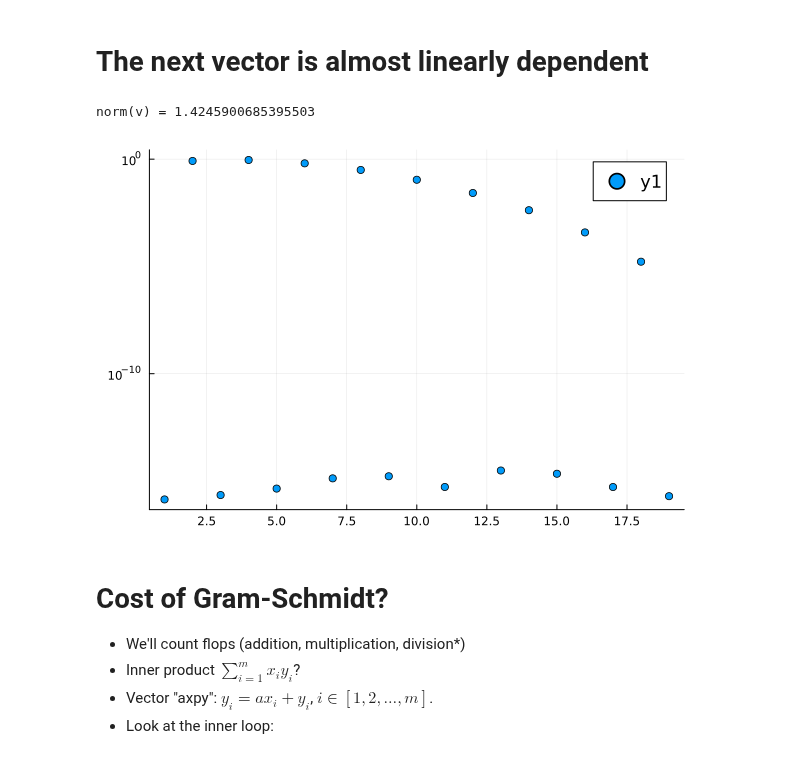
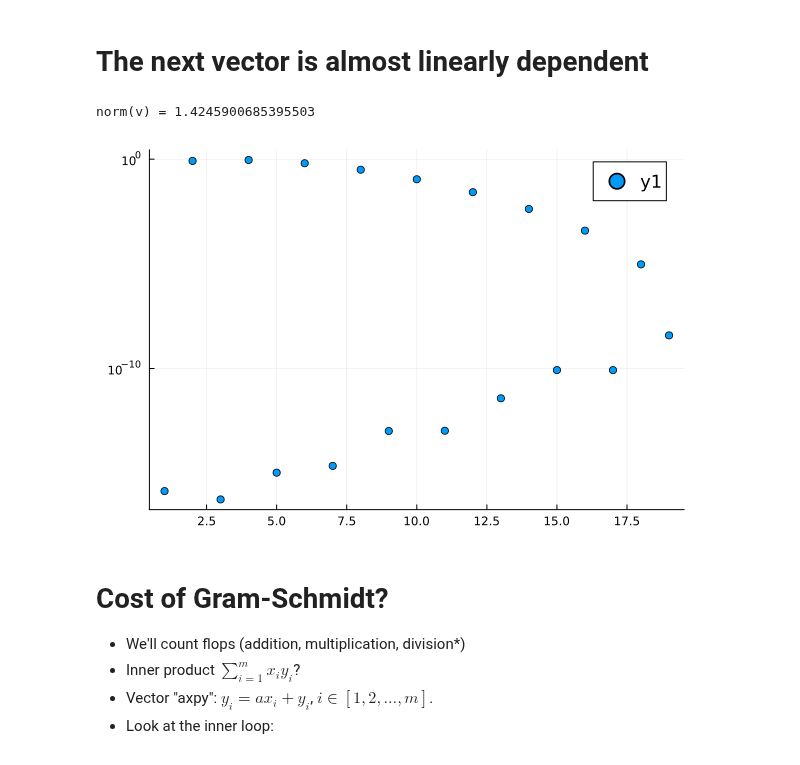
Before and after one commit to cu-numcomp/fall26, a Jupyter notebook: slides/2026-09-23-qr-stability.ipynb, the cells around one changed output. Cells and saved outputs as stored; diff of their text form; code cells hidden in the pictures.

```diff
--- a/slides/2026-09-23-qr-stability.ipynb
+++ b/slides/2026-09-23-qr-stability.ipynb
@@ -50,7 +50,7 @@ gram_schmidt_naive (generic function with 1 method)
 # %% [markdown]
 # How accurate is our naive Gram-Schmidt?
 # %%
-m = 40
+m = 20
 x = LinRange(-1, 1, m)
 A = vander(x)
 @show cond(A)
@@ -129,14 +137,14 @@ cond(A) = 1.8386373834885094e13
 # %%
 x = LinRange(-1, 1, 20)
 A = vander(x)
 Q, _ = gram_schmidt_classical(A)
-Q, _ = qr(A)
+#Q, _ = qr(A)
 v = A[:,end]
 @show norm(v)
 scatter(abs.(Q[:,1:end-1]' * v), yscale=:log10)
 # %% [output]
 norm(v) = 1.4245900685395503
-[figure, old version]
+[figure, new version]
 # %% [markdown]
 # Cost of Gram-Schmidt?
 
```
Also changed, not shown: parts of 3 cells of this notebook, 3 other files.
